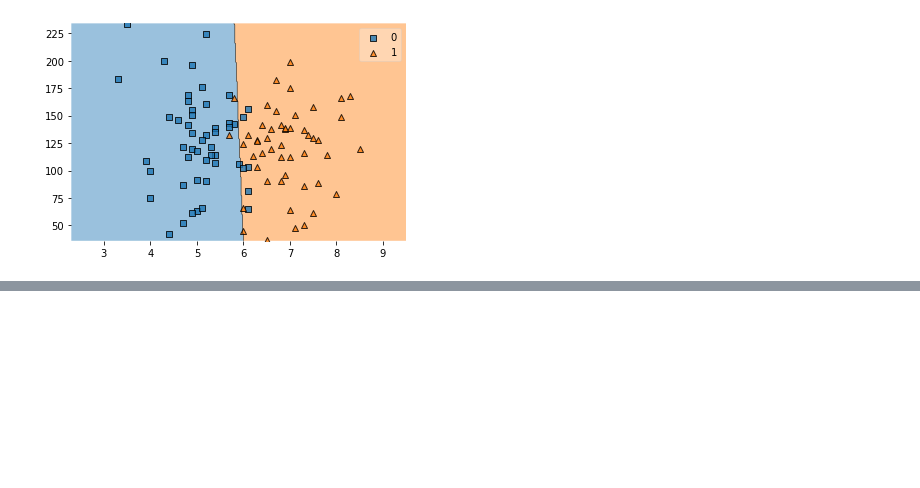
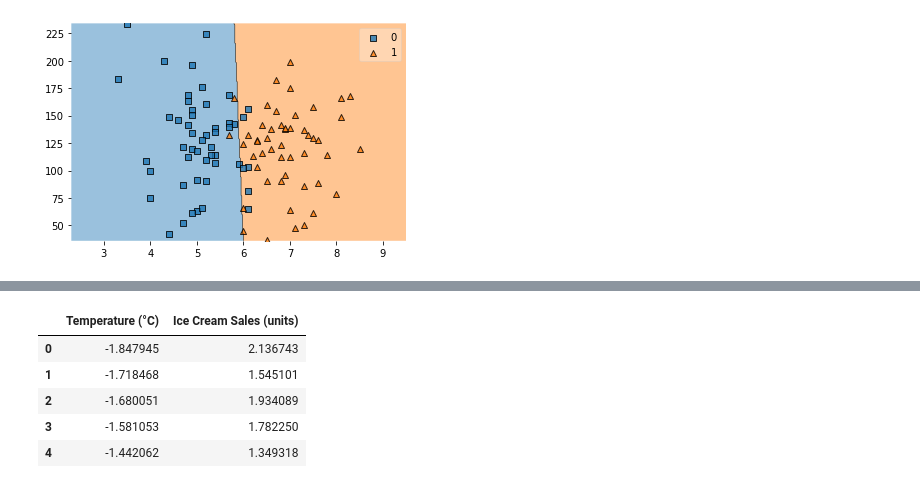
Before and after one commit to MuhammadUzair0786/Non-Linear-Machine-Learning-Model-Building, a Jupyter notebook: Support_Vector_Machine.ipynb, the cells around one changed output, grey strips where cells are left out. Cells and saved outputs as stored; diff of their text form; code cells hidden in the pictures; blank space fills up the shorter version.

```diff
--- a/Support_Vector_Machine.ipynb
+++ b/Support_Vector_Machine.ipynb
@@ -62,0 +95,16 @@ plt.show()
+# %%
+from sklearn.preprocessing import StandardScaler
+scaler = StandardScaler()
+# Select numerical columns for scaling
+numerical_cols = dataset.select_dtypes(include=['float64']).columns
+# Apply scaling
+dataset[numerical_cols] = scaler.fit_transform(dataset[numerical_cols])
+# Display the first few rows of the scaled dataset
+dataset.head()
+# %% [output]
+|  | Temperature (°C) | Ice Cream Sales (units) |
+| 0 | -1.847945 | 2.136743 |
+| 1 | -1.718468 | 1.545101 |
+| 2 | -1.680051 | 1.934089 |
+| 3 | -1.581053 | 1.782250 |
+| 4 | -1.442062 | 1.349318 |
```
Also changed, not shown: parts of 12 cells of this notebook.
